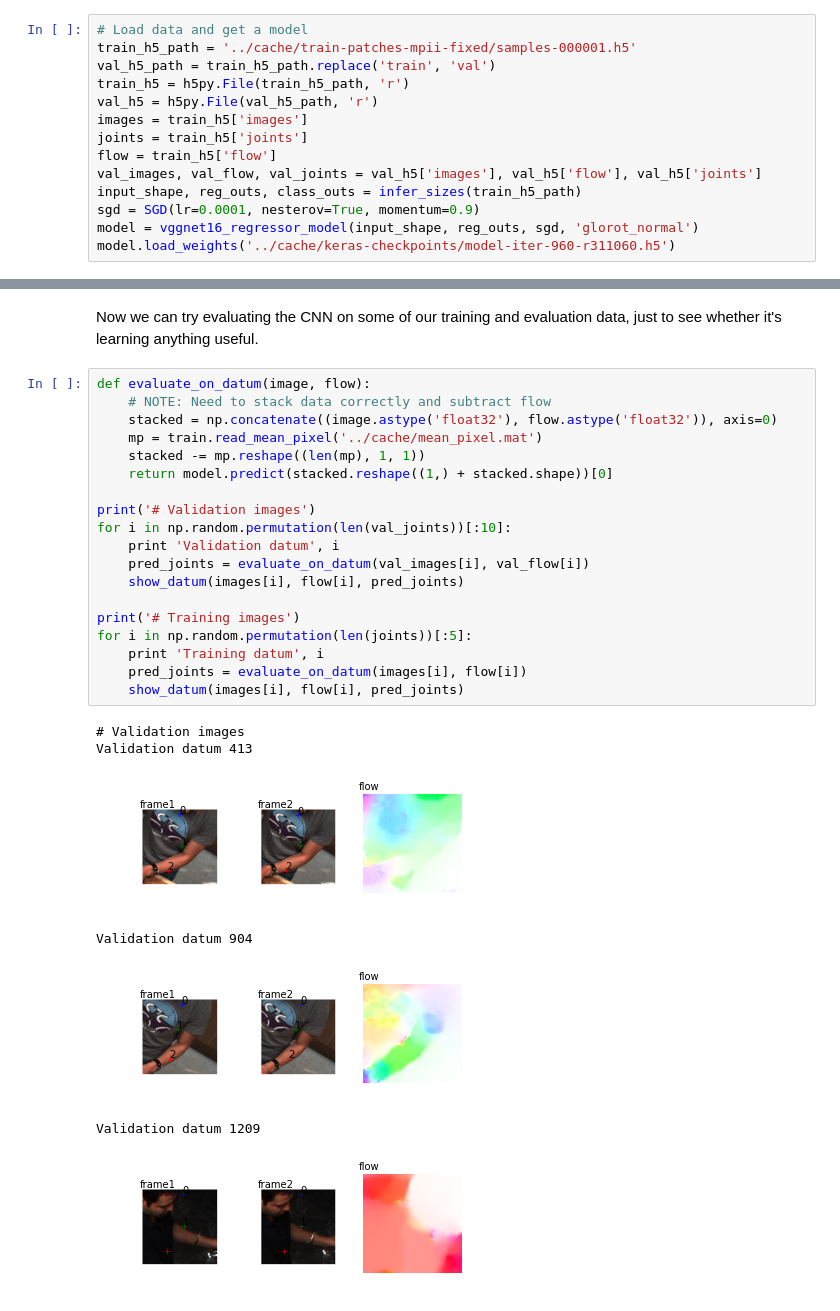
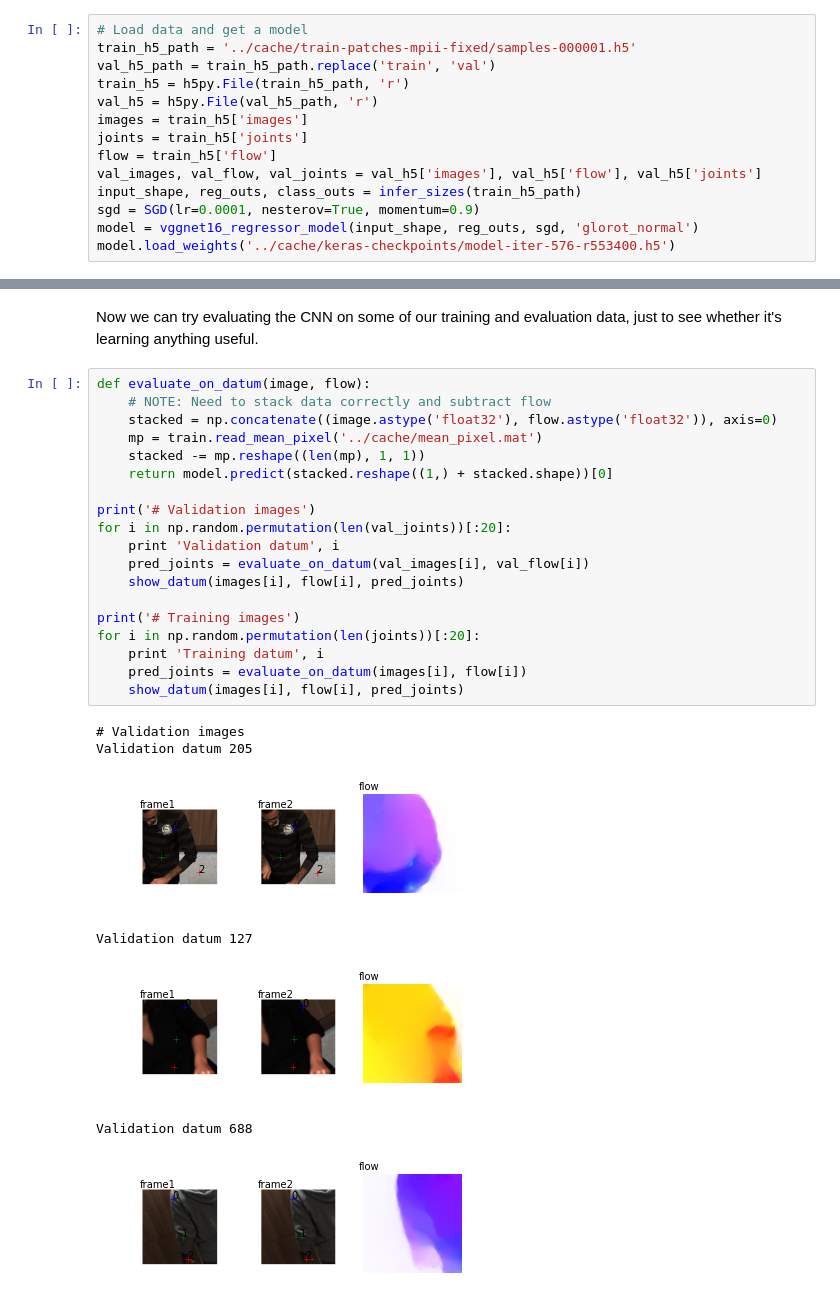
Before and after one commit to qxcv/joint-regressor, a Jupyter notebook: keras/debugging-convnet.ipynb, the cells around one changed output, grey strips where cells are left out. Saved outputs shown, nothing was run; the diff lists cells and outputs as text.

```diff
--- a/keras/debugging-convnet.ipynb
+++ b/keras/debugging-convnet.ipynb
@@ -36,7 +36,7 @@ val_images, val_flow, val_joints = val_h5['images'], val_h5['flow'], val_h5['joi
 input_shape, reg_outs, class_outs = infer_sizes(train_h5_path)
 sgd = SGD(lr=0.0001, nesterov=True, momentum=0.9)
 model = vggnet16_regressor_model(input_shape, reg_outs, sgd, 'glorot_normal')
-model.load_weights('../cache/keras-checkpoints/model-iter-960-r311060.h5')
+model.load_weights('../cache/keras-checkpoints/model-iter-576-r553400.h5')
 # %% [markdown]
 Start by doing a basic visualisation of our model and inspecting the shape of our data.
 # %%
@@ -133,27 +133,27 @@ Now we can try evaluating the CNN on some of our training and evaluation data, j
 # %%
 def evaluate_on_datum(image, flow):
     # NOTE: Need to stack data correctly and subtract flow
     stacked = np.concatenate((image.astype('float32'), flow.astype('float32')), axis=0)
     mp = train.read_mean_pixel('../cache/mean_pixel.mat')
     stacked -= mp.reshape((len(mp), 1, 1))
     return model.predict(stacked.reshape((1,) + stacked.shape))[0]
 
 print('# Validation images')
-for i in np.random.permutation(len(val_joints))[:10]:
+for i in np.random.permutation(len(val_joints))[:20]:
     print 'Validation datum', i
     pred_joints = evaluate_on_datum(val_images[i], val_flow[i])
     show_datum(images[i], flow[i], pred_joints)
 
 print('# Training images')
-for i in np.random.permutation(len(joints))[:5]:
+for i in np.random.permutation(len(joints))[:20]:
     print 'Training datum', i
     pred_joints = evaluate_on_datum(images[i], flow[i])
     show_datum(images[i], flow[i], pred_joints)
 # %% [output]
 # Validation images
-Validation datum 413
+Validation datum 205
-[figure, old version]
+[figure, new version]
-Validation datum 904
+Validation datum 127
-[figure, old version]
+[figure, new version]
-Validation datum 1209
+Validation datum 688
-[figure, old version]
+[figure, new version]
```
Also changed, not shown: parts of 2 cells of this notebook, 3 other files.
